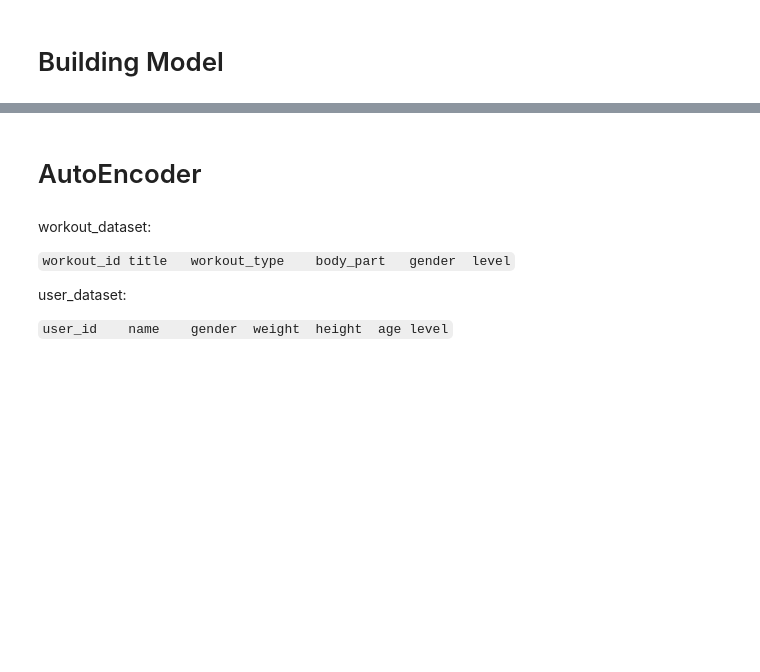
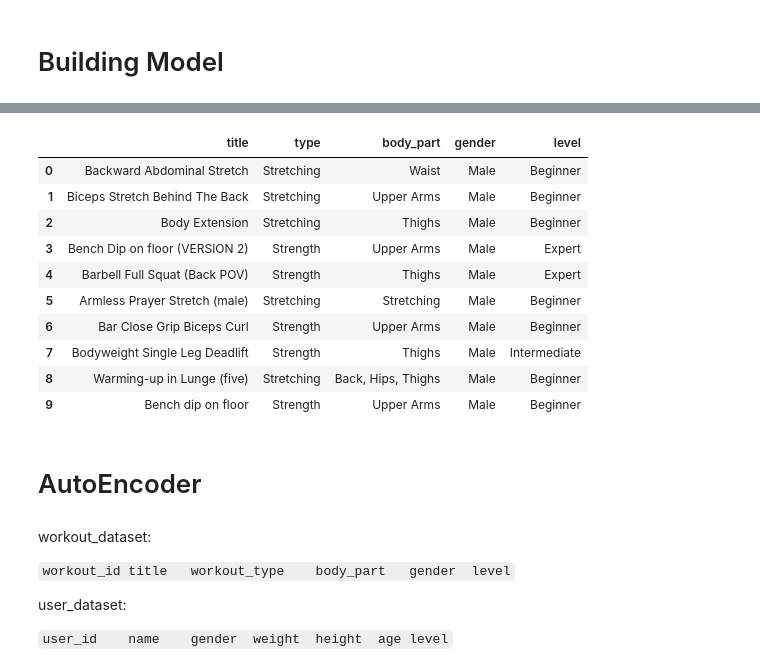
Before and after one commit to CH2-PS020-FitSync/CH2-PS020-ML, a Jupyter notebook: model/Workout-Recommender.ipynb, the cells around one changed output, grey strips where cells are left out. Cells and saved outputs as stored; diff of their text form; code cells hidden in the pictures; blank space fills up the shorter version.

```diff
--- a/model/Workout-Recommender.ipynb
+++ b/model/Workout-Recommender.ipynb
@@ -243,11 +262,9 @@ Test loss: [6.970854759216309, 6.970854759216309, 2.1306352615356445]
 # %%
-def predict_n(n, name, df_workout, df_hist, df_user):
+def predict_n(n, name, gender_workout, df_hist, df_user):
     user = df_user.copy()[df_user.name == name]
     history = df_hist.copy()[df_hist.name == name]
 
-    gender_workout = df_workout.copy()[
-        (df_workout.gender == user.gender.values[0]) & (~df_workout.title.isin(history.title))
-    ]
+    gender_workout = gender_workout.copy()
 
     columns_to_encode = get_col_to_encode(user, gender_workout)
 
@@ -337,3 +341,18 @@ pd.merge(df_workout.loc[df_workout.title.isin(user_hist.title)], user_hist[['tit
+# %%
+df_prediction = gender_work.set_index('title').loc[top_n_prediction].reset_index()
+df_prediction
+# %% [output]
+|  | title | type | body_part | gender | level |
+| 0 | Backward Abdominal Stretch | Stretching | Waist | Male | Beginner |
+| 1 | Biceps Stretch Behind The Back | Stretching | Upper Arms | Male | Beginner |
+| 2 | Body Extension | Stretching | Thighs | Male | Beginner |
+| 3 | Bench Dip on floor (VERSION 2) | Strength | Upper Arms | Male | Expert |
+| 4 | Barbell Full Squat (Back POV) | Strength | Thighs | Male | Expert |
+| 5 | Armless Prayer Stretch (male) | Stretching | Stretching | Male | Beginner |
+| 6 | Bar Close Grip Biceps Curl | Strength | Upper Arms | Male | Beginner |
+| 7 | Bodyweight Single Leg Deadlift | Strength | Thighs | Male | Intermediate |
+| 8 | Warming-up in Lunge (five) | Stretching | Back, Hips, Thighs | Male | Beginner |
+| 9 | Bench dip on floor | Strength | Upper Arms | Male | Beginner |
 # %% [markdown]
 # AutoEncoder
 # %% [markdown]
```
Also changed, not shown: parts of 15 cells of this notebook.
